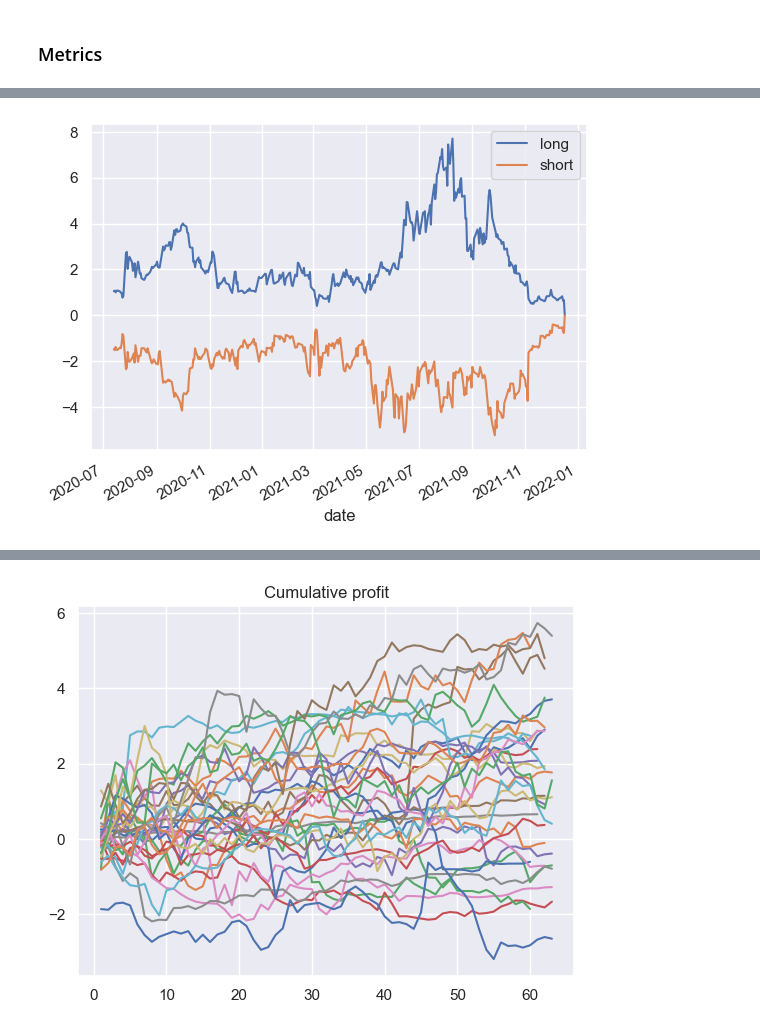
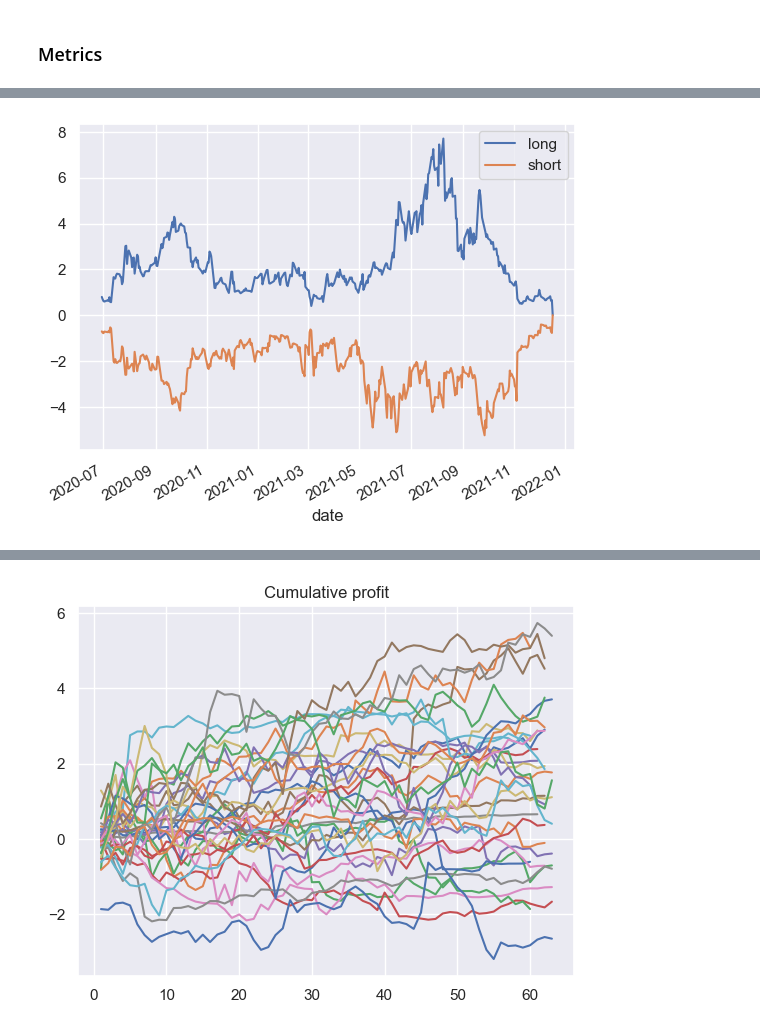
Before and after one commit to cvxgrp/cvx_stat_arb, a Jupyter notebook: notebooks/cvx_ccv_stat_arb.ipynb, the cells around one changed output, grey strips where cells are left out. Cells and saved outputs as stored; diff of their text form; code cells hidden in the pictures.

```diff
--- a/notebooks/cvx_ccv_stat_arb.ipynb
+++ b/notebooks/cvx_ccv_stat_arb.ipynb
@@ -265,11 +297,4 @@ plt.gcf().autofmt_xdate()
 # %% [markdown]
 ### Sum portfolios
-# %%
-portfolio_accum = portfolios[1]
-for portfolio in portfolios[2:]:
-    if portfolio is None:
-        print(portfolio)
-    else:
-        portfolio_accum += portfolio
 # %% [markdown]
 ### Metrics
@@ -305,6 +328,7 @@ plt.title(r"$\sum_i\|s_i\|_1$");
 # %%
 # Plot long positions
-portfolio_accum.positions[portfolio_accum.positions>0].sum(axis=1).plot(label="long")
-portfolio_accum.positions[portfolio_accum.positions<0].sum(axis=1).plot(label="short"); plt.legend();
+portfolio.stocks[portfolio.stocks>0].sum(axis=1).plot(label="long")
+portfolio.stocks[portfolio.stocks<0].sum(axis=1).plot(label="short");
+ plt.legend();
 # %% [output]
-[figure, old version]
+[figure, new version]
```
Also changed, not shown: parts of 25 cells of this notebook, 1 other file.
